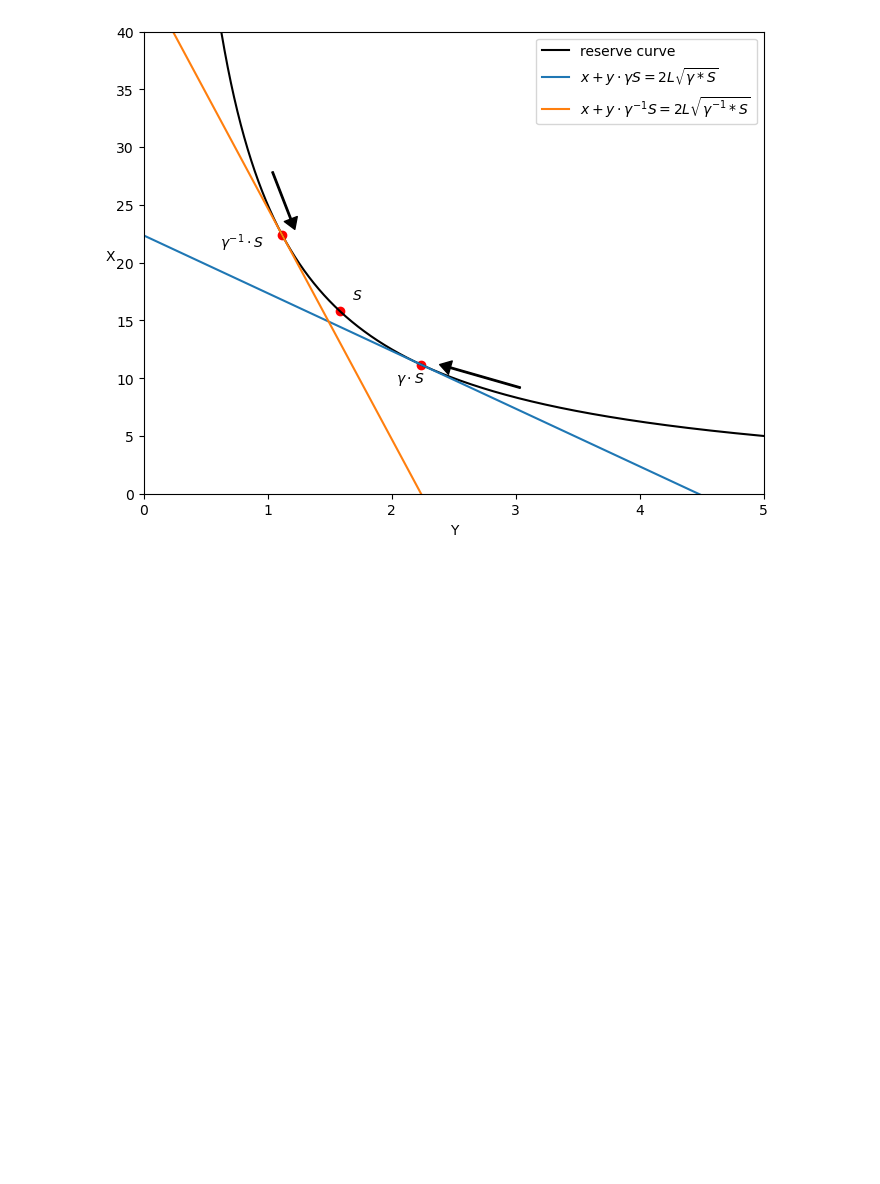
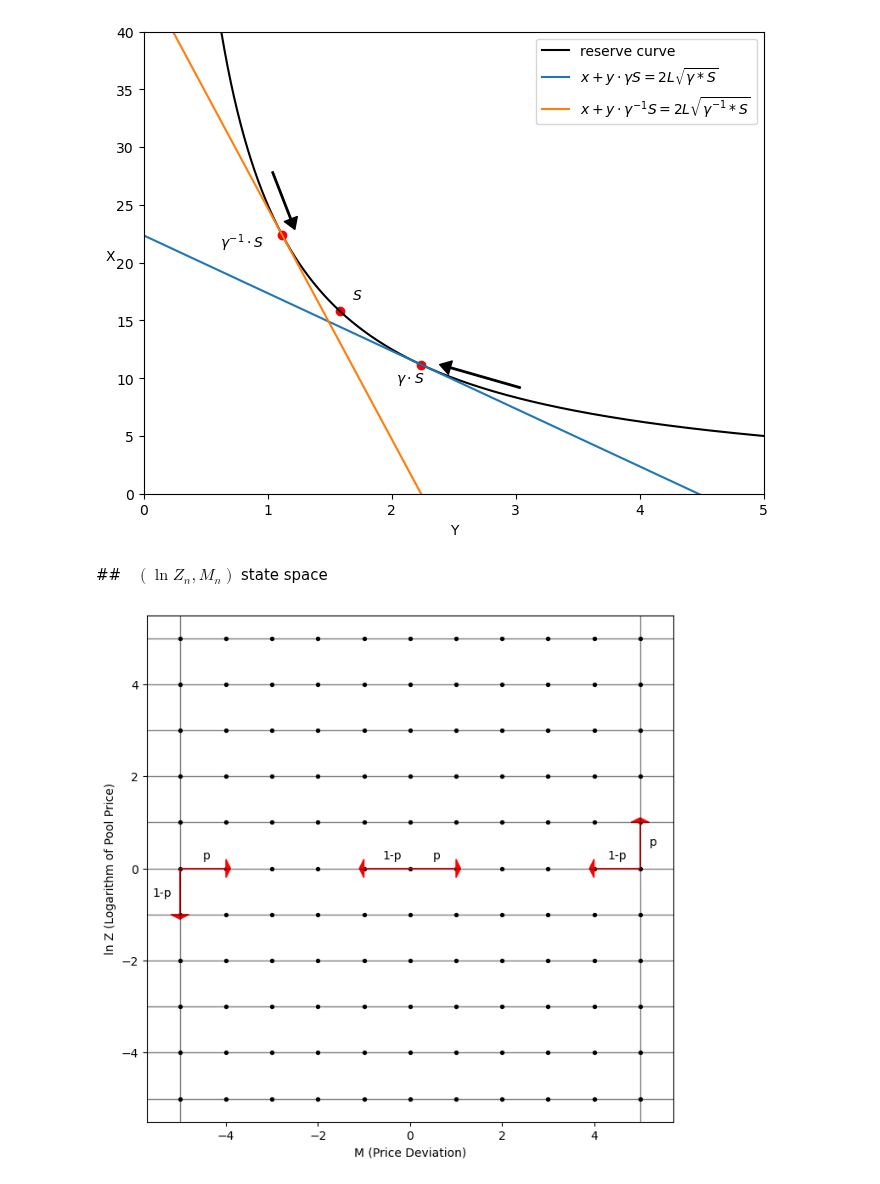
Before and after one commit to std92050/AMM, a Jupyter notebook: AMM_presentation.ipynb, the cells around one changed output. Drawn from its saved outputs; the diff is of its cells as text; code cells hidden in the pictures; blank space fills up the shorter version.

```diff
--- a/AMM_presentation.ipynb
+++ b/AMM_presentation.ipynb
@@ -517,3 +517,51 @@ ax.set_ylabel("X",rotation=0)
 plt.show()
 # %% [output]
 [figure]
+# %% [markdown]
+##　$(\ln Z_n , M_n)$ state space
+# %%
+
+
+# Define the state space
+ln_Z_values = np.arange(-5, 6, 1)  # ln Z values
+M_values = np.arange(-5, 6, 1)     # M values
+
+# Create the figure and axis
+fig, ax = plt.subplots(figsize=(8, 12))
+
+# Plot the grid points
+for ln_Z in ln_Z_values:
+    for M in M_values:
+        ax.scatter(M, ln_Z, s=8,c='k')  # Black points for states
+
+# Plot the possible transitions with red arrows
+for ln_Z in ln_Z_values:
+    ax.axhline(y = ln_Z,lw=1,alpha=0.5,c='k')
+ax.axvline(x = -5,c='k',lw=1,alpha=0.5)
+ax.axvline(x=5,lw=1,c='k',alpha=0.5)
+
+hw = 0.4
+hl=0.1
+ax.arrow(5, 0, 0, 1, head_width=hw, head_length=hl, fc='red', ec='red')  # price Up
+ax.arrow(5, 0, -1, 0, head_width=hw, head_length=hl, fc='red', ec='red')
+ax.text( 5.2 , 0.5, 'p', fontsize=10)
+ax.text( 4.3 , 0.2, '1-p', fontsize=10)
+
+ax.arrow(-5, 0, 0, -1, head_width=hw, head_length=hl, fc='red', ec='red')  # price Down
+ax.arrow(-5, 0, 1, 0, head_width=hw, head_length=hl, fc='red', ec='red')
+ax.text( -4.5 , 0.2, 'p', fontsize=10)
+ax.text( -5.6 , -0.6, '1-p', fontsize=10)
+
+ax.arrow(0, 0, 1, 0, head_width=hw, head_length=hl, fc='red', ec='red')  # price remains
+ax.arrow(0, 0, -1, 0, head_width=hw, head_length=hl, fc='red', ec='red')
+ax.text( 0.5 , 0.2, 'p', fontsize=10)
+ax.text( -0.6 , 0.2, '1-p', fontsize=10)
+# Set labels and title
+ax.set_xlabel('M (Price Deviation)')
+ax.set_ylabel('ln Z (Logarithm of Pool Price)')
+ax.set_aspect('equal')
+
+# Show the plot
+plt.show()
+# %% [output]
+[figure, added]
```
Also changed, not shown: parts of 3 cells of this notebook, 1 other file.
